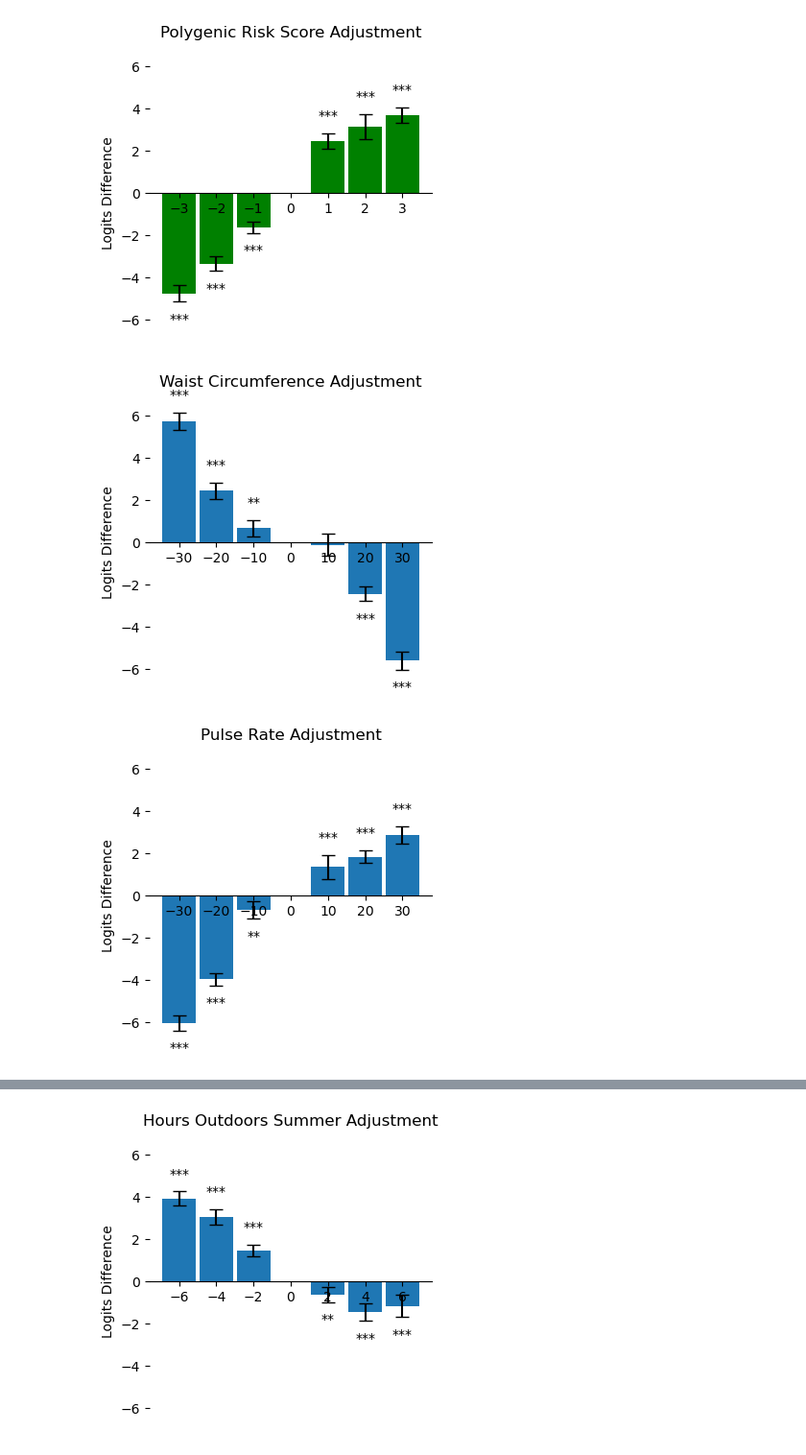
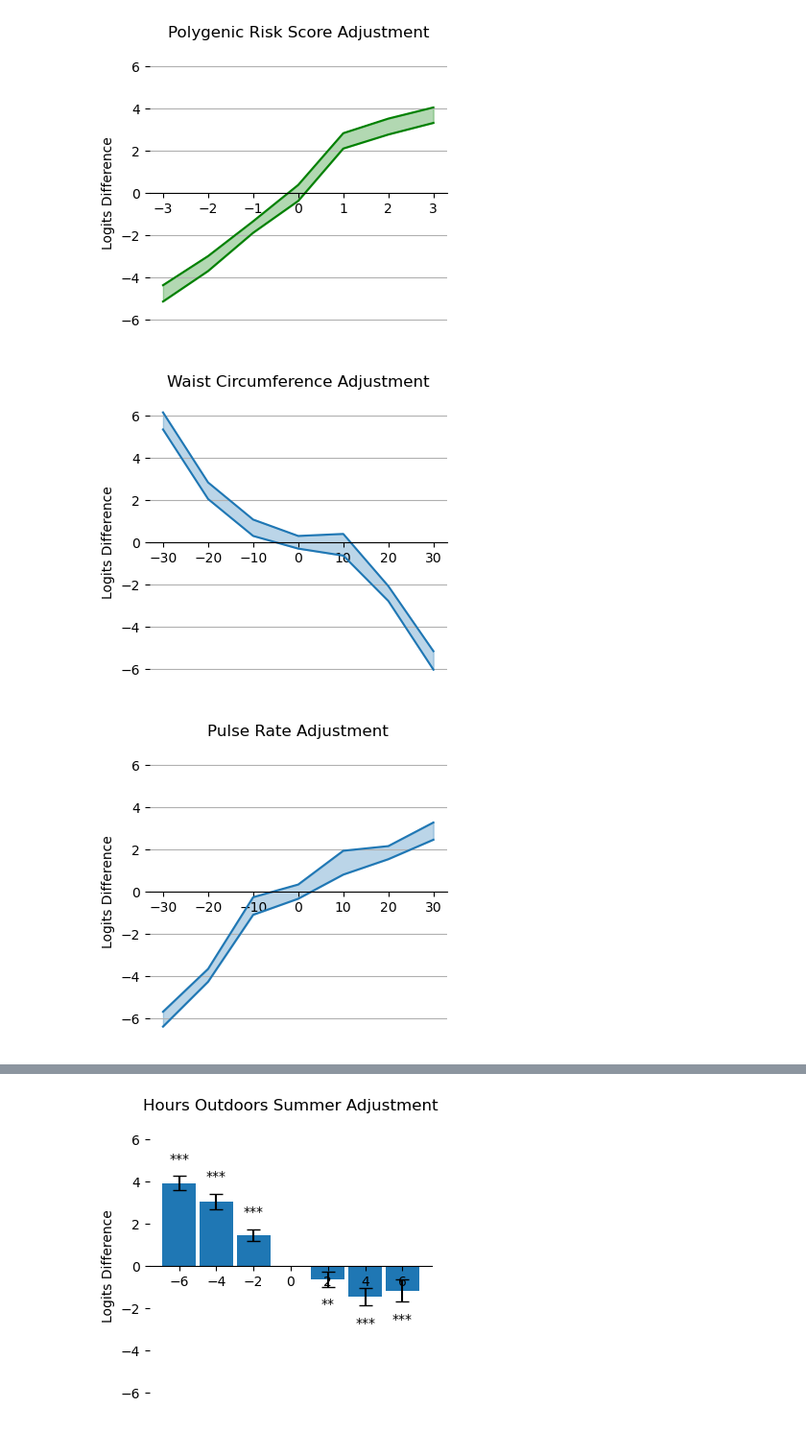
Before and after one commit to aorliche/PNC, a Jupyter notebook: UKB-AD/UKBAD3DeltaADGraph.ipynb, the cells around one changed output, grey strips where cells are left out. Shown at 96% size. Saved outputs shown, nothing was run; the diff lists cells and outputs as text; code cells hidden in the pictures.

```diff
--- a/UKB-AD/UKBAD3DeltaADGraph.ipynb
+++ b/UKB-AD/UKBAD3DeltaADGraph.ipynb
@@ -94,25 +147,25 @@ showfig(logits, diffs, errs, 'Height', color='red')
 # %%
-logits = [-1.61505034, -3.345701606, -4.756935011, 2.46562267, 3.143632054, 3.682611028]
-diffs = [-1, -2, -3, 1, 2, 3]
-errs = [1.219614455, 1.586210073, 1.728175738, 1.62902584, 2.686231092, 1.641217593]
+logits = [0, -1.61505034, -3.345701606, -4.756935011, 2.46562267, 3.143632054, 3.682611028]
+diffs = [0, -1, -2, -3, 1, 2, 3]
+errs = [1.697243386, 1.219614455, 1.586210073, 1.728175738, 1.62902584, 1.686231092, 1.641217593]
 
-showfig(logits, diffs, errs, 'Polygenic Risk Score', color='green')
+showfig2(logits, diffs, errs, 'Polygenic Risk Score', color='green')
 # %% [output]
-[figure, old version]
+[figure, new version]
 # %%
-logits = [0.6881050939,2.442096977,5.947946482-0.2,-0.1174212961,-2.428647169,-5.594717483]
-diffs = [-10,-20,-30,10,20,30]
-errs = [1.734597034,1.755792406,1.803617178,2.299118423,1.578587478,1.95581331]
+logits = [0,0.6881050939,2.442096977,5.947946482-0.2,-0.1174212961,-2.428647169,-5.594717483]
+diffs = [0,-10,-20,-30,10,20,30]
+errs = [1.340523702,1.734597034,1.755792406,1.803617178,2.299118423,1.578587478,1.95581331]
 
-showfig(logits, diffs, errs, 'Waist Circumference')
+showfig2(logits, diffs, errs, 'Waist Circumference')
 # %% [output]
-[figure, old version]
+[figure, new version]
 # %%
-logits = [-0.6813211852, -3.964230029, -6.040338491, 1.371598775, 1.846678578, 2.867275122]
-diffs = [-10, -20, -30, 10, 20, 30]
-errs = [1.865782701, 1.358683401, 1.573185508, 2.52701408, 1.387459703, 1.826822794]
+logits = [0,-0.6813211852, -3.964230029, -6.040338491, 1.371598775, 1.846678578, 2.867275122]
+diffs = [0,-10, -20, -30, 10, 20, 30]
+errs = [1.506971997,1.865782701, 1.358683401, 1.573185508, 2.52701408, 1.387459703, 1.826822794]
 
-showfig(logits, diffs, errs, 'Pulse Rate')
+showfig2(logits, diffs, errs, 'Pulse Rate')
 # %% [output]
-[figure, old version]
+[figure, new version]
 # %%
```
Also changed, not shown: parts of 6 cells of this notebook, 7 other files.
